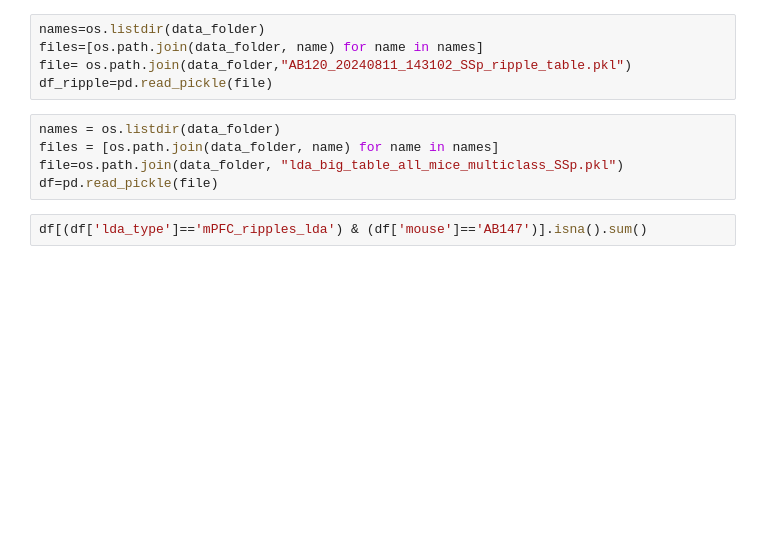
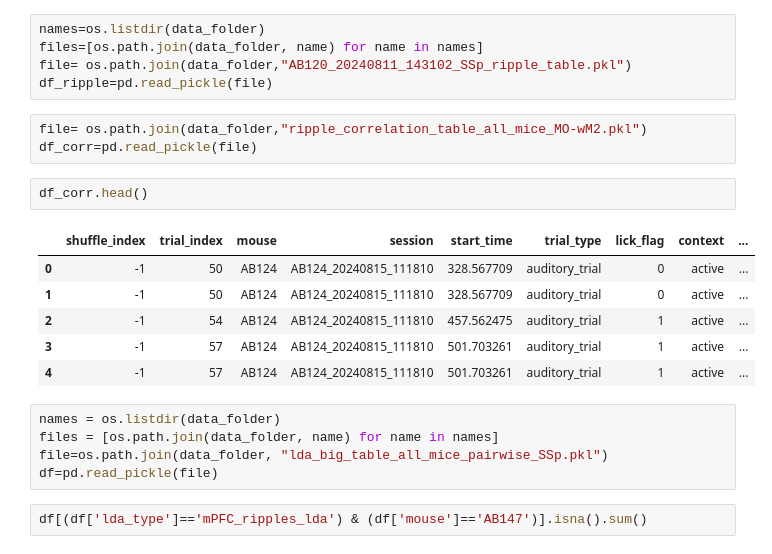
Before and after one commit to LSENS-BMI-EPFL/NWB_analysis, a Jupyter notebook: ripples_analysis/Analysis_TONI/data_exploration.ipynb, the cells around one changed output. Drawn from its saved outputs; the diff is of its cells as text; blank space fills up the shorter version.

Commit message:
ripple detection correction + plots

```diff
--- a/ripples_analysis/Analysis_TONI/data_exploration.ipynb
+++ b/ripples_analysis/Analysis_TONI/data_exploration.ipynb
@@ -1320,10 +1320,22 @@ names=os.listdir(data_folder)
 files=[os.path.join(data_folder, name) for name in names]
 file= os.path.join(data_folder,"AB120_20240811_143102_SSp_ripple_table.pkl")
 df_ripple=pd.read_pickle(file)
+# %%
+file= os.path.join(data_folder,"ripple_correlation_table_all_mice_MO-wM2.pkl")
+df_corr=pd.read_pickle(file)
+# %%
+df_corr.head()
+# %% [output]
+|  | shuffle_index | trial_index | mouse | session | start_time | trial_type | lick_flag | context | ... |
+| 0 | -1 | 50 | AB124 | AB124_20240815_111810 | 328.567709 | auditory_trial | 0 | active | ... |
+| 1 | -1 | 50 | AB124 | AB124_20240815_111810 | 328.567709 | auditory_trial | 0 | active | ... |
+| 2 | -1 | 54 | AB124 | AB124_20240815_111810 | 457.562475 | auditory_trial | 1 | active | ... |
+| 3 | -1 | 57 | AB124 | AB124_20240815_111810 | 501.703261 | auditory_trial | 1 | active | ... |
+| 4 | -1 | 57 | AB124 | AB124_20240815_111810 | 501.703261 | auditory_trial | 1 | active | ... |
 # %%
 names = os.listdir(data_folder)
 files = [os.path.join(data_folder, name) for name in names]
-file=os.path.join(data_folder, "lda_big_table_all_mice_multiclass_SSp.pkl")
+file=os.path.join(data_folder, "lda_big_table_all_mice_pairwise_SSp.pkl")
 df=pd.read_pickle(file)
 # %%
 df[(df['lda_type']=='mPFC_ripples_lda') & (df['mouse']=='AB147')].isna().sum()
```
Also changed, not shown: parts of 3 cells of this notebook, 8 other files.
